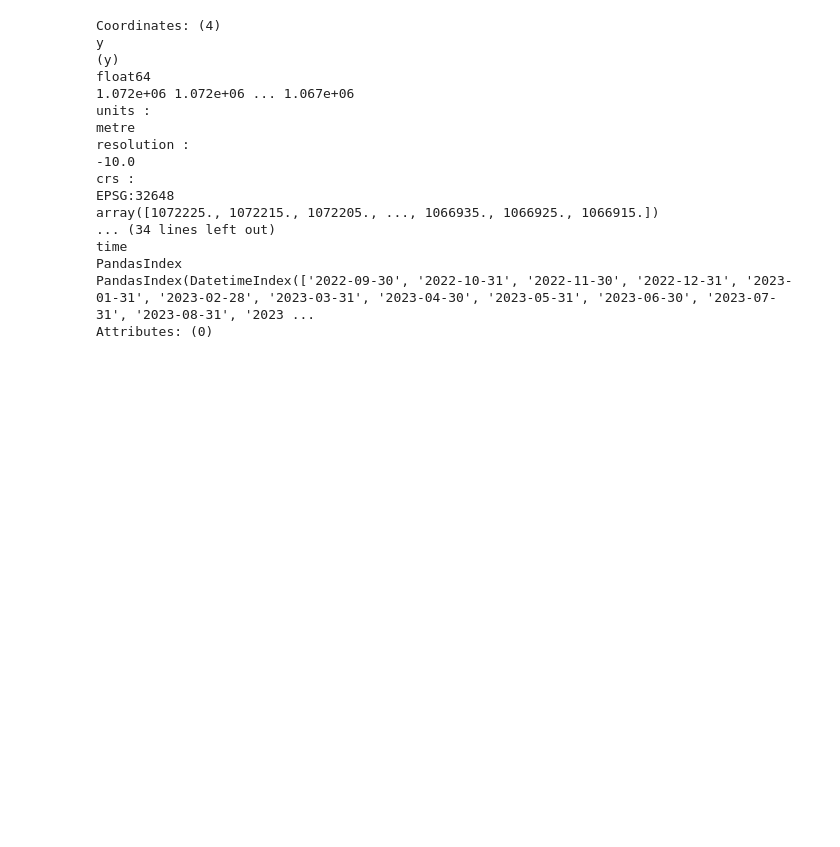
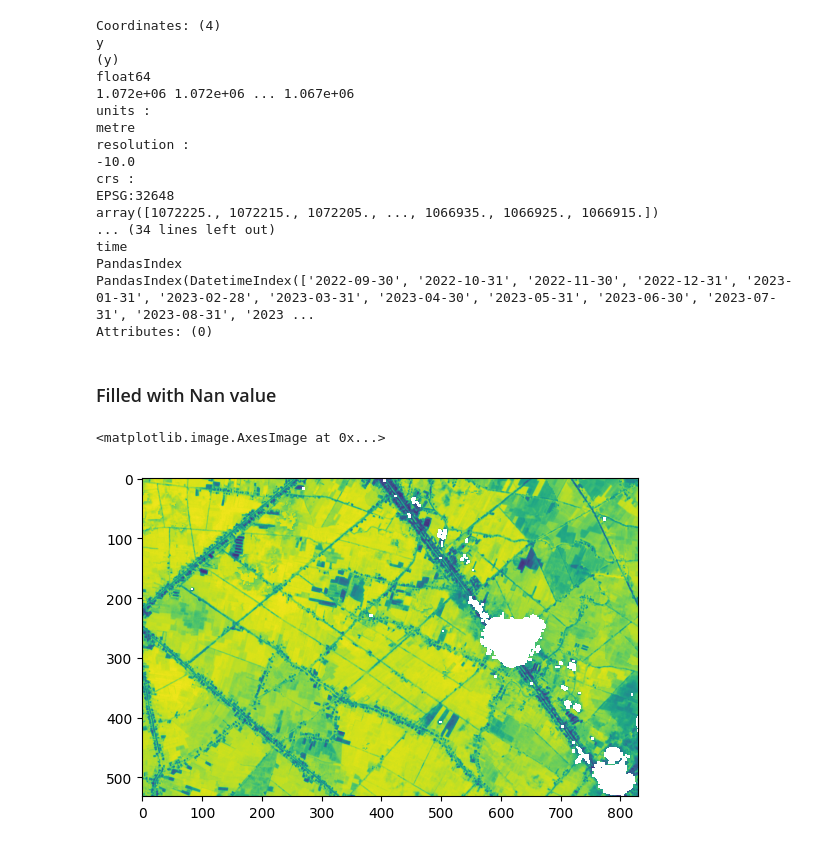
Before and after one commit to nghiadang0312/CSIROBoeingPhase4-Vietnam, a Jupyter notebook: predict.ipynb, the cells around one changed output. Drawn from its saved outputs; the diff is of its cells as text; code cells hidden in the pictures; blank space fills up the shorter version.

```diff
--- a/predict.ipynb
+++ b/predict.ipynb
@@ -124 +129,11 @@ query1.update({
+# %%
+measurements = ['blue', 'green', 'red', 'nir', 'scl']
+
+load_params = {
+    'measurements': measurements,                   # Selected measurement or alias names
+    'output_crs': native_crs,                       # Target EPSG code
+    'resolution': (-10, 10),                        # Target resolution
+    'group_by': 'solar_day',                        # Scene grouping
+    'dask_chunks': {'x': 2048, 'y': 2048},          # Dask chunks
+}
 # %%
@@ -281,20 +248,3 @@ good_pixel_flags = [flags_def[str(i)] for i in [2, 4, 5, 6]]  # To pass strings
 
 good_pixel_mask = enum_to_bool(data[flag_name], good_pixel_flags)  # -> DataArray
 # display(good_pixel_mask)  # Type: bool
-# %%
-# Apply valid mask (calculated above) and good pixel mask with scale and offset for each data layer and merge the results
-# Optional - use .persist() on each layer or the result dataset
-
-scale = 0.0001
-offset = -0.1  # Assumes earthsearch:boa_offset_applied = True (else offset = -0.1)
-
-data_layer_names = [x for x in data.data_vars if x != 'scl']
-
-rs = []
-for layer_name in data_layer_names:
-    # Apply valid mask (calculated above) and good pixel mask with scale and offset
-    layer = data[[layer_name]].where(valid_mask[layer_name] & good_pixel_mask) * scale
-    rs.append(layer)
-
-result = xr.merge(rs).persist()  # Calculate intermediate result
-result  # Type: float32
@@ -383,3 +301,8 @@ average_ndvi = average_ndvi.compute()
+# %% [markdown]
+### Filled with Nan value
 # %%
-filled_ds = average_ndvi.bfill(dim='time')
-filled_ds = filled_ds.ffill(dim='time')
+average_ndvi = average_ndvi.compute()
+plt.imshow(average_ndvi.isel(time=5))
+# %% [output]
+<matplotlib.image.AxesImage at 0x...>
+[figure, added]
```
Also changed, not shown: parts of 36 cells of this notebook, 2 other files.
